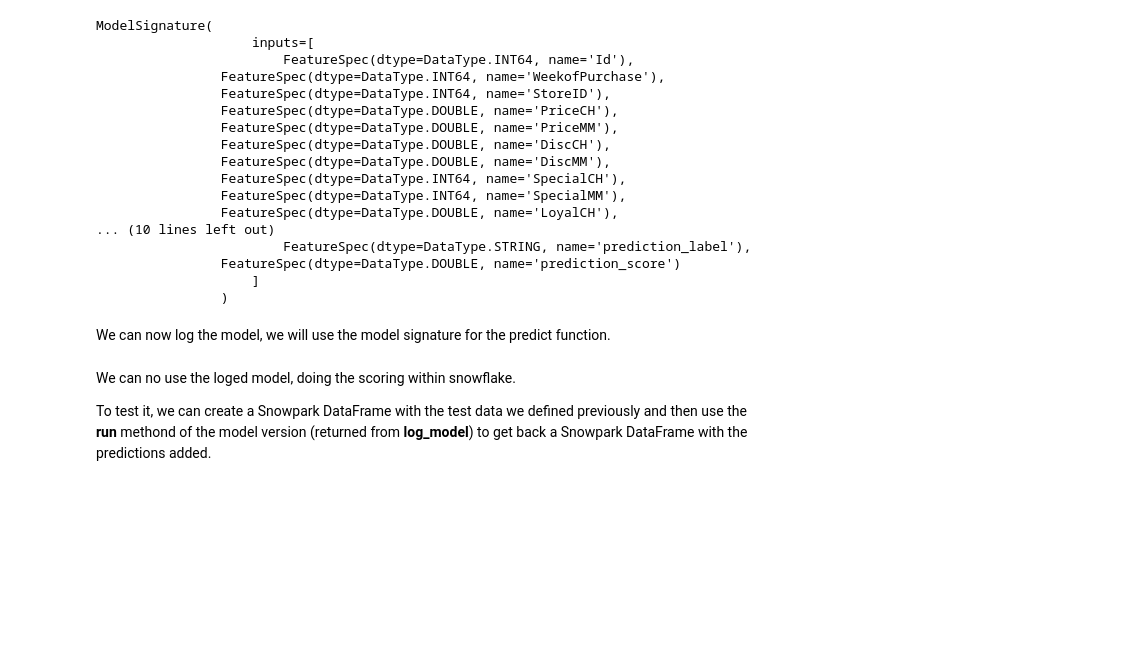
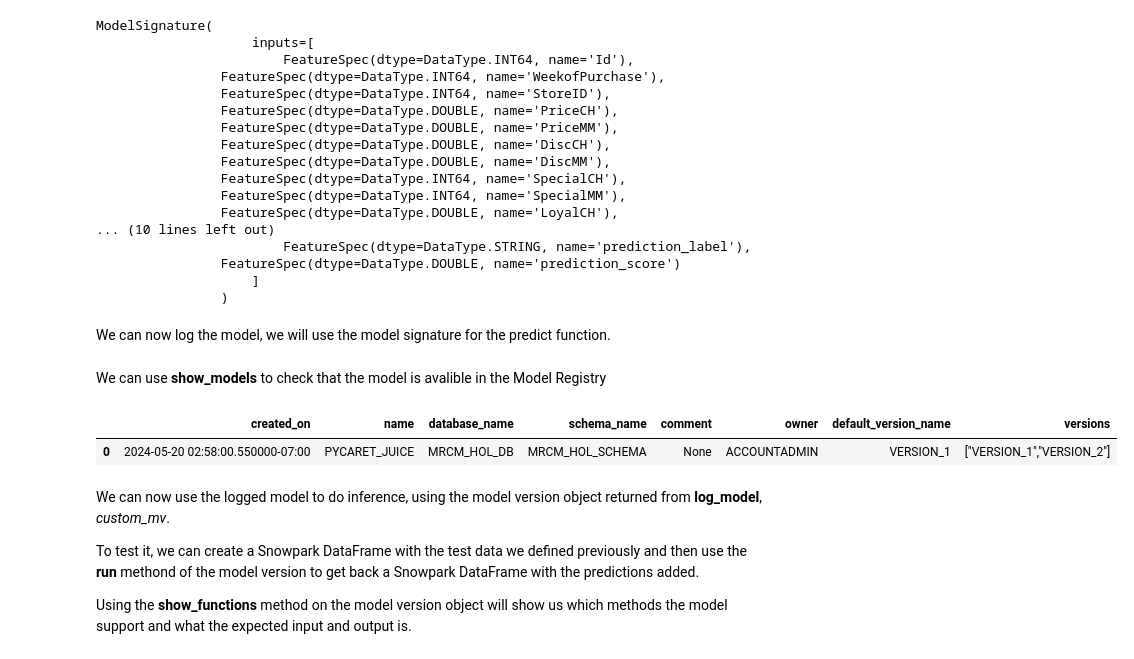
Before and after one commit to sfc-gh-mstellwall/sfguide-deploying-custom-models-to-snowpark-model-registry, a Jupyter notebook: 2_create_and_deploy_custom_model.ipynb, the cells around one changed output. Cells and saved outputs as stored; diff of their text form; code cells hidden in the pictures; blank space fills up the shorter version.

```diff
--- a/2_create_and_deploy_custom_model.ipynb
+++ b/2_create_and_deploy_custom_model.ipynb
@@ -47,7 +47,7 @@ import warnings; warnings.simplefilter('ignore')
 
 # Edit the connection.json before creating the session object below
 # Create Snowflake Session object
-connection_parameters = json.load(open('connection.json'))
+connection_parameters = json.load(open('connection_f.json'))
 session = Session.builder.configs(connection_parameters).create()
 
 snowflake_environment = session.sql('SELECT current_user(), current_version()').collect()
@@ -200,7 +198,16 @@ custom_mv = snowml_registry.log_model(
     signatures={"predict": predict_sign},
     comment = 'PyCaret ClassificationExperiment using the CustomModel API'
 )
+# %% [markdown]
+We can use **show_models** to check that the model is avalible in the Model Registry
+# %%
+snowml_registry.show_models()
+# %% [output]
+|  | created_on | name | database_name | schema_name | comment | owner | default_version_name | versions |
+| 0 | 2024-05-20 02:58:00.550000-07:00 | PYCARET_JUICE | MRCM_HOL_DB | MRCM_HOL_SCHEMA | None | ACCOUNTADMIN | VERSION_1 | ["VERSION_1","VERSION_2"] |
 # %% [markdown]
-We can no use the loged model, doing the scoring within snowflake.
+We can now use the logged model to do inference, using the model version object returned from **log_model**, *custom_mv*.
 
-To test it, we can create a Snowpark DataFrame with the test data we defined previously and then use the **run** methond of the model version (returned from **log_model**) to get back a Snowpark DataFrame with the predictions added.
+To test it, we can create a Snowpark DataFrame with the test data we defined previously and then use the **run** methond of the model version to get back a Snowpark DataFrame with the predictions added.
+
+Using the **show_functions** method on the model version object will show us which methods the model support and what the expected input and output is.
```
Also changed, not shown: parts of 8 cells of this notebook, 1 other file.
